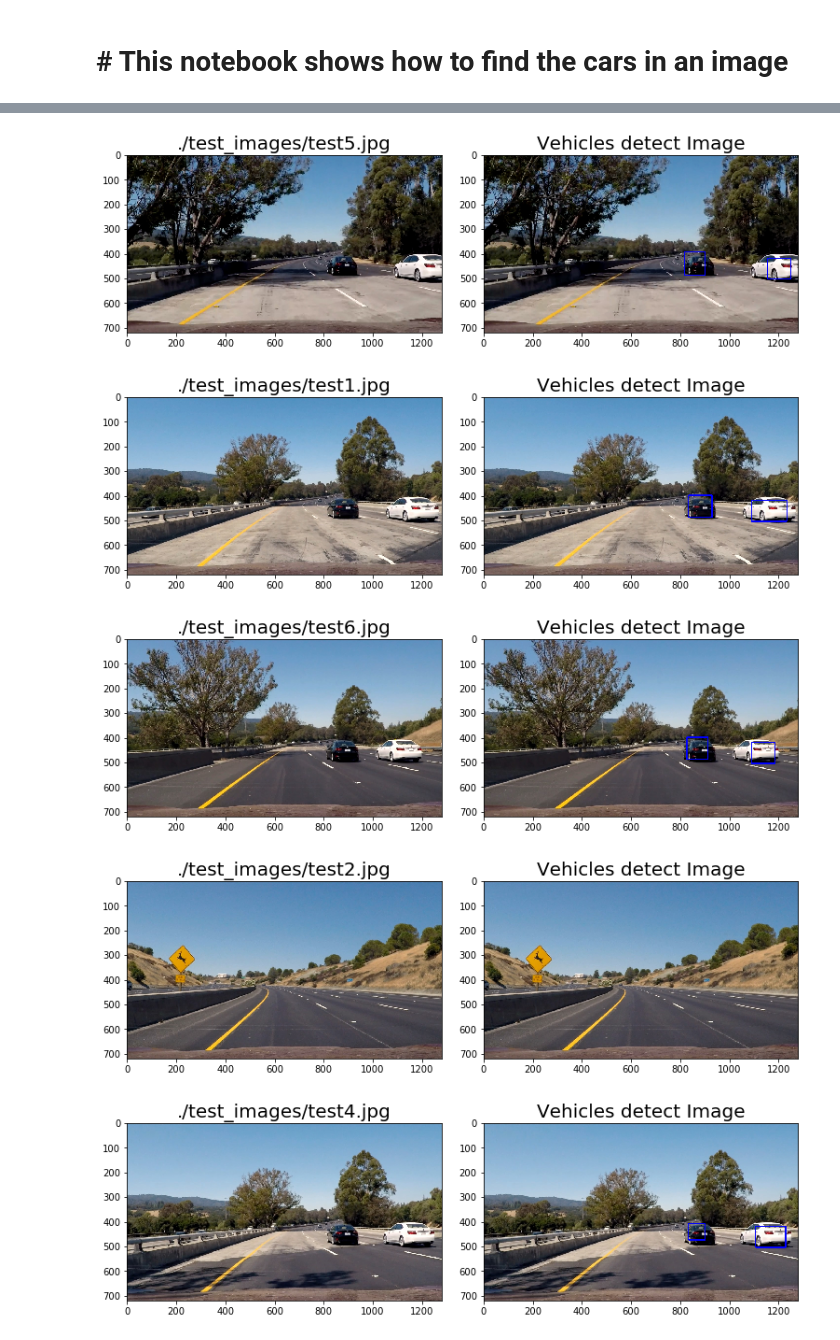
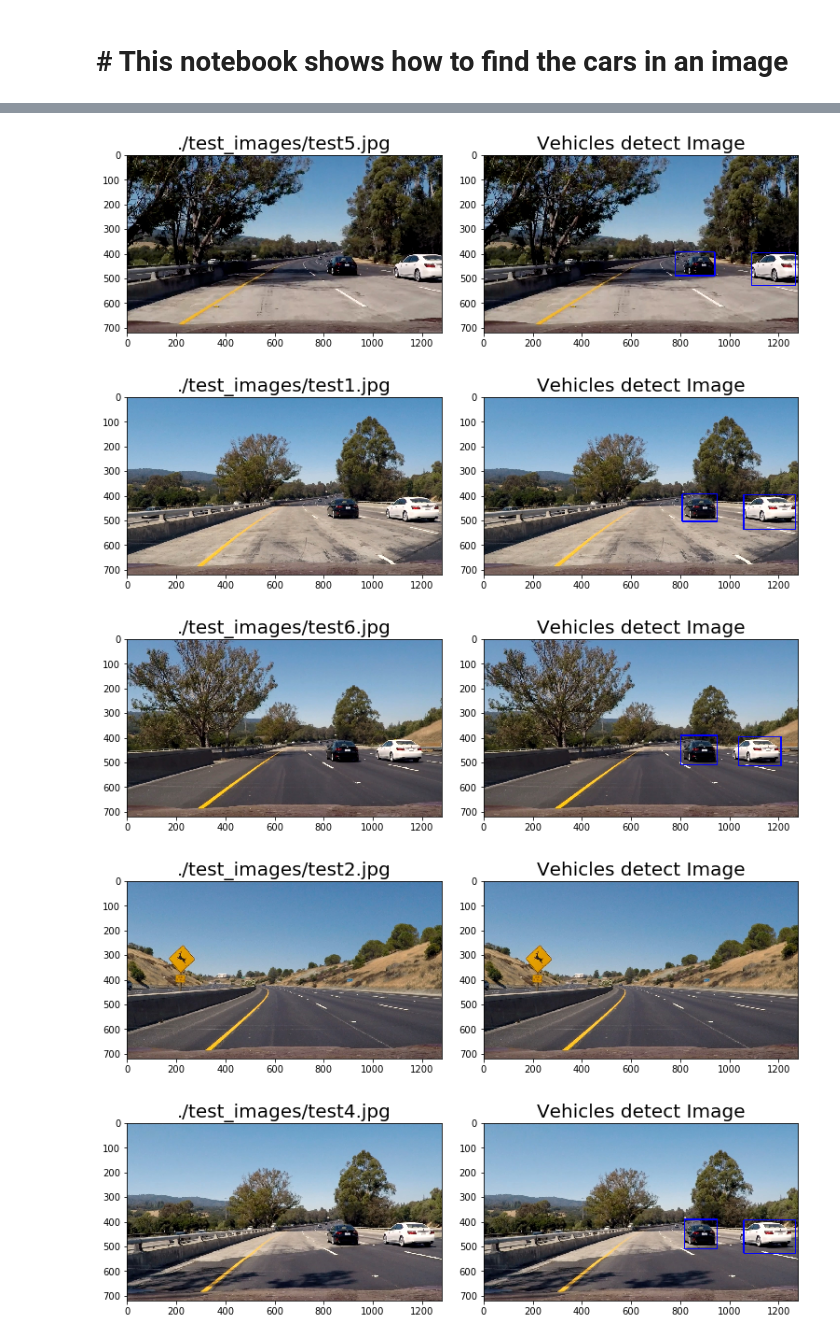
Before and after one commit to vamsi765/CarND-Vehicle-Detection, a Jupyter notebook: detect_cars.ipynb, the cells around one changed output, grey strips where cells are left out. Saved outputs shown, nothing was run; the diff lists cells and outputs as text; code cells hidden in the pictures.

Commit message:
Fixed issue with heat threshold

```diff
--- a/detect_cars.ipynb
+++ b/detect_cars.ipynb
@@ -316,7 +316,9 @@ from collections import deque
 
 # Define a single function that can extract features using hog sub-sampling and make predictions
 def find_cars(img, ystart, ystop, scale, svc=svc_all,
-              X_scaler_=X_scaler, cspace = CSPACE, orient=HOG_ORIENT,
+              X_scaler_=X_scaler, cspace = CSPACE,
+              cells_per_step = 2,
+              orient=HOG_ORIENT,
               pix_per_cell=HOG_PIX_PER_CELL,
               cell_per_block=HOG_CELL_PER_BLOCK,
               hog_feature_vec=False,
@@ -413,12 +415,12 @@ ax2.set_title('Vehicles Image', fontsize=20)
 # %%
 def reset_stored_heat():
     global stored_heat
-    stored_heat = deque(maxlen = 10)
+    stored_heat = deque(maxlen = 12)
 
 def find_cars_heat(img, res_stored_heat=False):
-    scales = [1.0, 1.2, 1.8, 2.0]
-    ystart=360
-    ystop=645
+    ystart_ystop_cellstep_scales=[(370,600,1,1.0),(390,650,1,1.2),
+                                  (393,660,1,1.5),(396,670,2,1.8),
+                                  (400,680,2,2.0)]
     svc=svc_all
     X_scaler_=X_scaler
     cspace = CSPACE
@@ -429,53 +431,58 @@ def find_cars_heat(img, res_stored_heat=False):
     spatial_size=SPATIAL_SIZE
     hist_bins=HIST_BINS
     hist_range=HIST_RANGE
-    heat_threshold=3
-    prediction_threshold = 0.65
+    heat_threshold=(8/3.0)
+    prediction_threshold = 1
 
     heatmap = np.zeros(img.shape[:2]).astype(np.uint8)
 
     global stored_heat
     if res_stored_heat:
         reset_stored_heat()
+        no_frames=1
+        least_positive_frames=1
+    else:
+        no_frames = len(stored_heat)
+        least_positive_frames=4
 
-    # iterate through all the search window sizes
-    for scale in scales:
-        bbox_list = find_cars(img, ystart, ystop, scale, svc, X_scaler, cspace, orient, pix_per_cell,
-                              cell_per_block, hog_feature_vec, spatial_size, hist_bins, hist_range,
+    # iterate throughall the search window sizes
+    for ystart,ystop,cell_per_step,scale in ystart_ystop_cellstep_scales:
+        bbox_list = find_cars(img, ystart, ystop, scale, svc, X_scaler,
+                              cspace, cell_per_step, orient, pix_per_cell,
+                              cell_per_block,hog_feature_vec, spatial_size,
+                              hist_bins, hist_range,
                              prediction_threshold)
         heatmap = add_heat(heatmap, bbox_list)
 
-    heatmap = heatmap/len(scales)
-    heatmap = apply_threshold(heatmap, heat_threshold)
+    stored_heat.append(heatmap)
+
+    heatmap = apply_threshold(sum(stored_heat),
+                              heat_threshold*no_frames)
     heatmap = np.clip(heatmap, 0, 255)
 
-    stored_heat.append(heatmap)
-    scale_heat = 2
-    if res_stored_heat:
-        scale_heat = 1
-    labels = label(sum(stored_heat)//scale_heat)
+    labels = label(heatmap/least_positive_frames)
 
     # draw final boxed image
     draw_img = draw_labeled_bboxes(np.copy(img), labels)
 
     return draw_img
 # %%
-images = glob.glob('./test_images/test*.jpg')
+images = glob.glob('./test_images/*jpg')
 
 for image_file in images:
     curr_image = mpimg.imread(image_file)
     car_detect_image = find_cars_heat(curr_image,
                                  res_stored_heat=True)
     f, (ax1, ax2) = plt.subplots(1, 2, figsize=(10, 5))
     f.tight_layout()
     ax2.imshow(car_detect_image, cmap='gray')
     ax2.set_title('Vehicles detect Image', fontsize=20)
     ax1.imshow(curr_image)
     ax1.set_title(image_file, fontsize=20)
     plt.subplots_adjust(left=0., right=1, top=0.9, bottom=0.)
 # %% [output]
-[figure, old version]
+[figure, new version]
-[figure, old version]
+[figure, new version]
-[figure, old version]
+[figure, new version]
 [figure]
-[figure, old version]
+[figure, new version]
```
Also changed, not shown: parts of 9 cells of this notebook, 2 other files.
